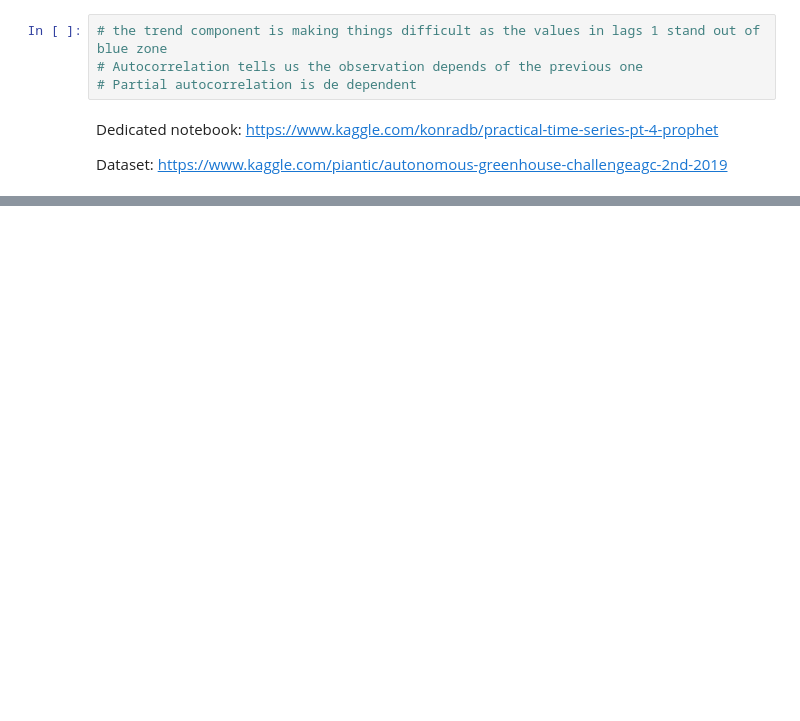
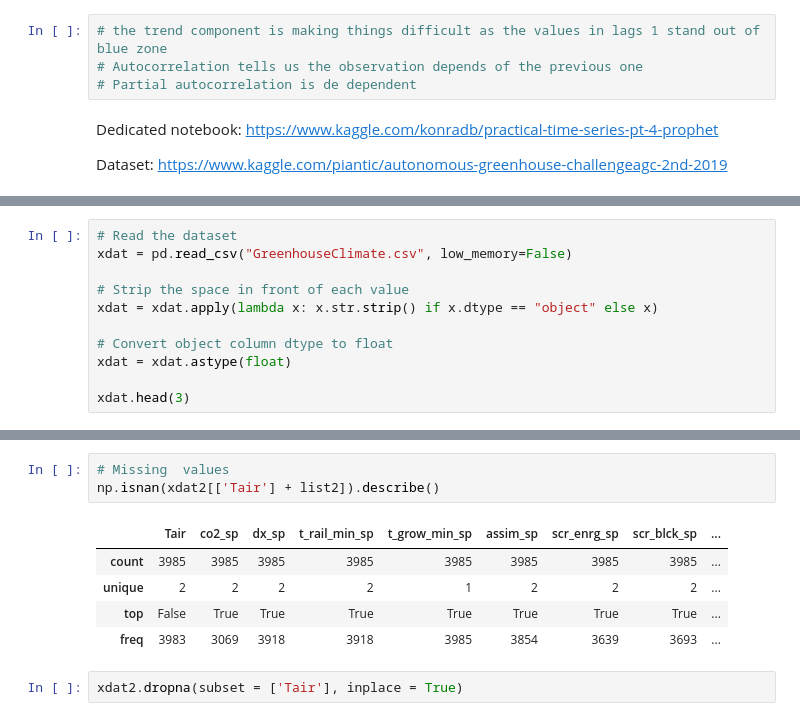
Before and after one commit to joseporiolayats/data-exercises, a Jupyter notebook: TimeSeries/TS-1.ipynb, the cells around one changed output, grey strips where cells are left out. Drawn from its saved outputs; the diff is of its cells as text; blank space fills up the shorter version.

```diff
--- a/TimeSeries/TS-1.ipynb
+++ b/TimeSeries/TS-1.ipynb
@@ -179,0 +160,11 @@ Operation aborted.  Exiting.
+# %%
+# Read the dataset
+xdat = pd.read_csv("GreenhouseClimate.csv", low_memory=False)
+
+# Strip the space in front of each value
+xdat = xdat.apply(lambda x: x.str.strip() if x.dtype == "object" else x)
+
+# Convert object column dtype to float
+xdat = xdat.astype(float)
+
+xdat.head(3)
@@ -179,0 +207,11 @@ Operation aborted.  Exiting.
+# %%
+# Missing  values
+np.isnan(xdat2[['Tair'] + list2]).describe()
+# %% [output]
+|  | Tair | co2_sp | dx_sp | t_rail_min_sp | t_grow_min_sp | assim_sp | scr_enrg_sp | scr_blck_sp | ... |
+| count | 3985 | 3985 | 3985 | 3985 | 3985 | 3985 | 3985 | 3985 | ... |
+| unique | 2 | 2 | 2 | 2 | 1 | 2 | 2 | 2 | ... |
+| top | False | True | True | True | True | True | True | True | ... |
+| freq | 3983 | 3069 | 3918 | 3918 | 3985 | 3854 | 3639 | 3693 | ... |
+# %%
+xdat2.dropna(subset = ['Tair'], inplace = True)
```
Also changed, not shown: parts of 19 cells of this notebook.
